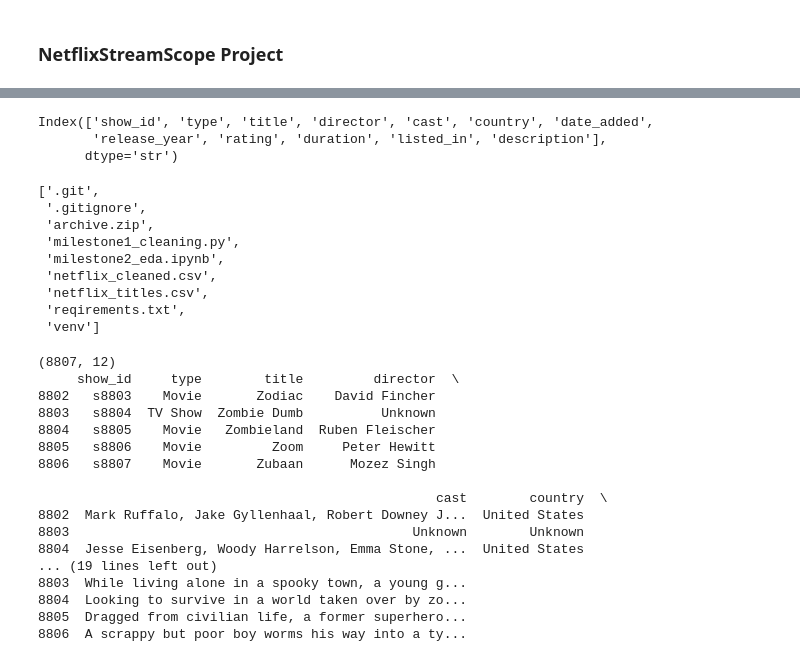
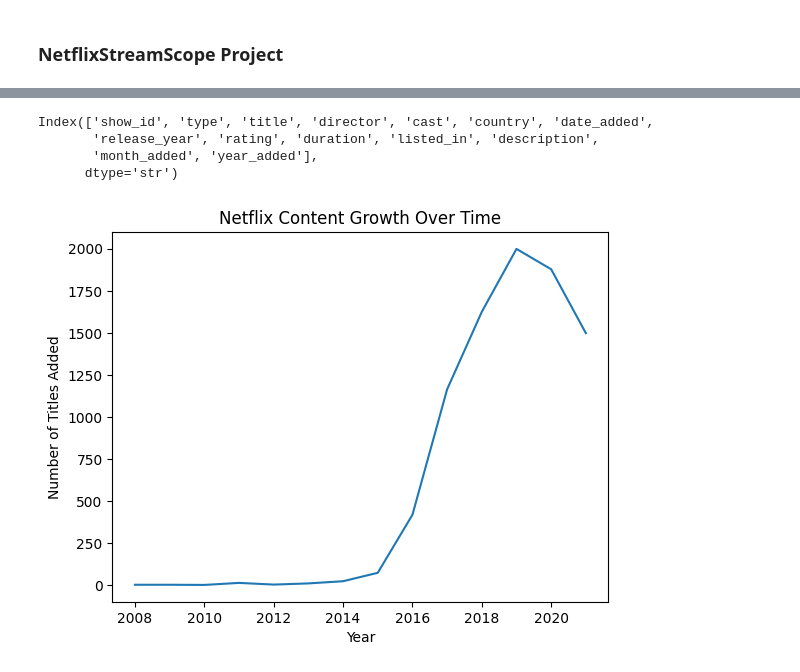
Before and after one commit to Prabhath18/NetflixStreamScope, a Jupyter notebook: milestone2_eda.ipynb, the cells around one changed output, grey strips where cells are left out. Saved outputs shown, nothing was run; the diff lists cells and outputs as text; code cells hidden in the pictures.

Commit message:
Updated milestone2 EDA and added milestone3 modeling notebook

```diff
--- a/milestone2_eda.ipynb
+++ b/milestone2_eda.ipynb
@@ -27,42 +18,20 @@ df.head()
-# %%
-df = pd.read_csv("netflix_cleaned.csv")
-df.columns
-# %% [output]
-Index(['show_id', 'type', 'title', 'director', 'cast', 'country', 'date_added',
-       'release_year', 'rating', 'duration', 'listed_in', 'description'],
-      dtype='str')
-# %%
-import os
-os.listdir()
-# %% [output]
-['.git',
- '.gitignore',
- 'archive.zip',
- 'milestone1_cleaning.py',
- 'milestone2_eda.ipynb',
- 'netflix_cleaned.csv',
- 'netflix_titles.csv',
- 'reqirements.txt',
- 'venv']
-# %%
-df = pd.read_csv("netflix_cleaned.csv")
-print(df.shape)
-print(df.tail())
-# %% [output]
-(8807, 12)
-     show_id     type        title         director  \
-8802   s8803    Movie       Zodiac    David Fincher
-8803   s8804  TV Show  Zombie Dumb          Unknown
-8804   s8805    Movie   Zombieland  Ruben Fleischer
-8805   s8806    Movie         Zoom     Peter Hewitt
-8806   s8807    Movie       Zubaan      Mozez Singh
-
-                                                   cast        country  \
-8802  Mark Ruffalo, Jake Gyllenhaal, Robert Downey J...  United States
-8803                                            Unknown        Unknown
-8804  Jesse Eisenberg, Woody Harrelson, Emma Stone, ...  United States
-... (19 lines left out)
-8803  While living alone in a spooky town, a young g...
-8804  Looking to survive in a world taken over by zo...
-8805  Dragged from civilian life, a former superhero...
-8806  A scrappy but poor boy worms his way into a ty...
+# %%
+df = pd.read_csv("netflix_cleaned.csv")
+df.shape
+df.columns
+# %% [output]
+Index(['show_id', 'type', 'title', 'director', 'cast', 'country', 'date_added',
+       'release_year', 'rating', 'duration', 'listed_in', 'description',
+       'month_added', 'year_added'],
+      dtype='str')
+# %%
+growth = df["year_added"].value_counts().sort_index()
+
+plt.figure()
+growth.plot(kind="line")
+plt.title("Netflix Content Growth Over Time")
+plt.xlabel("Year")
+plt.ylabel("Number of Titles Added")
+plt.show()
+# %% [output]
+[figure, added]
```
Also changed, not shown: parts of 5 cells of this notebook, 1 other file.
